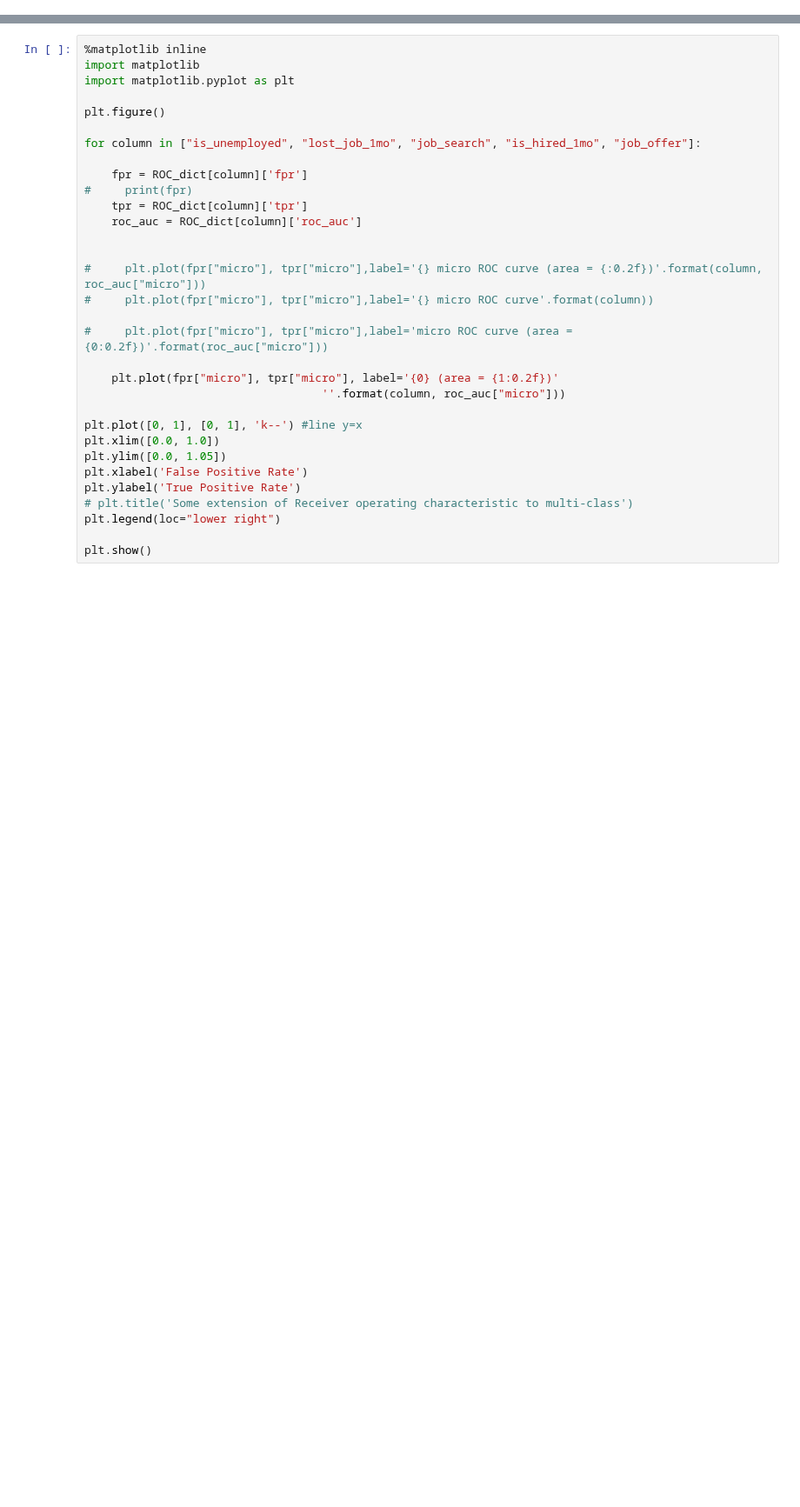
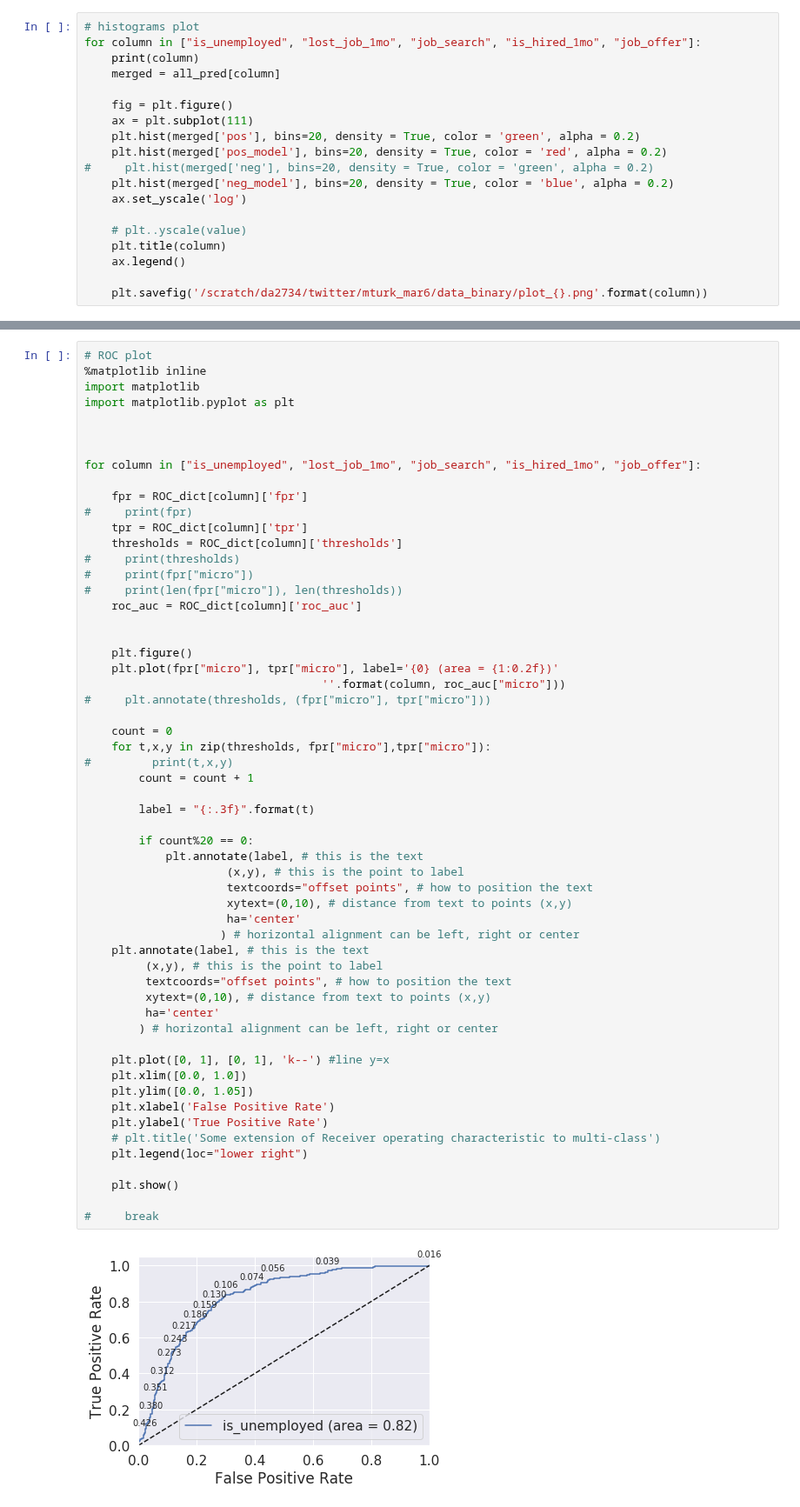
Before and after one commit to spfraib/twitter, a Jupyter notebook: 8-boundary-classified/dval8.2-hitograms, confusion, ROC.ipynb, the cells around one changed output, grey strips where cells are left out. Shown at 87% size. Saved outputs shown, nothing was run; the diff lists cells and outputs as text; blank space fills up the shorter version.

```diff
--- a/8-boundary-classified/dval8.2-hitograms, confusion, ROC.ipynb
+++ b/8-boundary-classified/dval8.2-hitograms, confusion, ROC.ipynb
@@ -247,3 +233,22 @@ time taken to load all this stuff: 532.3093962669373 seconds
 [figure]
 [figure]
 [figure]
+# %%
+# histograms plot
+for column in ["is_unemployed", "lost_job_1mo", "job_search", "is_hired_1mo", "job_offer"]:
+    print(column)
+    merged = all_pred[column]
+
+    fig = plt.figure()
+    ax = plt.subplot(111)
+    plt.hist(merged['pos'], bins=20, density = True, color = 'green', alpha = 0.2)
+    plt.hist(merged['pos_model'], bins=20, density = True, color = 'red', alpha = 0.2)
+#     plt.hist(merged['neg'], bins=20, density = True, color = 'green', alpha = 0.2)
+    plt.hist(merged['neg_model'], bins=20, density = True, color = 'blue', alpha = 0.2)
+    ax.set_yscale('log')
+
+    # plt..yscale(value)
+    plt.title(column)
+    ax.legend()
+
+    plt.savefig('/scratch/da2734/twitter/mturk_mar6/data_binary/plot_{}.png'.format(column))
@@ -337,32 +400,59 @@ load model: 1945.3564720153809 seconds
 # %%
+# ROC plot
 %matplotlib inline
 import matplotlib
 import matplotlib.pyplot as plt
 
-plt.figure()
+
 
 for column in ["is_unemployed", "lost_job_1mo", "job_search", "is_hired_1mo", "job_offer"]:
 
     fpr = ROC_dict[column]['fpr']
 #     print(fpr)
     tpr = ROC_dict[column]['tpr']
+    thresholds = ROC_dict[column]['thresholds']
+#     print(thresholds)
+#     print(fpr["micro"])
+#     print(len(fpr["micro"]), len(thresholds))
     roc_auc = ROC_dict[column]['roc_auc']
 
 
-#     plt.plot(fpr["micro"], tpr["micro"],label='{} micro ROC curve (area = {:0.2f})'.format(column, roc_auc["micro"]))
-#     plt.plot(fpr["micro"], tpr["micro"],label='{} micro ROC curve'.format(column))
-
-#     plt.plot(fpr["micro"], tpr["micro"],label='micro ROC curve (area = {0:0.2f})'.format(roc_auc["micro"]))
-
+    plt.figure()
     plt.plot(fpr["micro"], tpr["micro"], label='{0} (area = {1:0.2f})'
                                    ''.format(column, roc_auc["micro"]))
+#     plt.annotate(thresholds, (fpr["micro"], tpr["micro"]))
 
-plt.plot([0, 1], [0, 1], 'k--') #line y=x
-plt.xlim([0.0, 1.0])
-plt.ylim([0.0, 1.05])
-plt.xlabel('False Positive Rate')
-plt.ylabel('True Positive Rate')
-# plt.title('Some extension of Receiver operating characteristic to multi-class')
-plt.legend(loc="lower right")
+    count = 0
+    for t,x,y in zip(thresholds, fpr["micro"],tpr["micro"]):
+#         print(t,x,y)
+        count = count + 1
 
-plt.show()
+        label = "{:.3f}".format(t)
+
+        if count%20 == 0:
+            plt.annotate(label, # this is the text
+                     (x,y), # this is the point to label
+                     textcoords="offset points", # how to position the text
+                     xytext=(0,10), # distance from text to points (x,y)
+                     ha='center'
+                    ) # horizontal alignment can be left, right or center
+    plt.annotate(label, # this is the text
+         (x,y), # this is the point to label
+         textcoords="offset points", # how to position the text
+         xytext=(0,10), # distance from text to points (x,y)
+         ha='center'
+        ) # horizontal alignment can be left, right or center
+
+    plt.plot([0, 1], [0, 1], 'k--') #line y=x
+    plt.xlim([0.0, 1.0])
+    plt.ylim([0.0, 1.05])
+    plt.xlabel('False Positive Rate')
+    plt.ylabel('True Positive Rate')
+    # plt.title('Some extension of Receiver operating characteristic to multi-class')
+    plt.legend(loc="lower right")
+
+    plt.show()
+
+#     break
+# %% [output]
+[figure, added]
```
Also changed, not shown: parts of 5 cells of this notebook, 3 other files.
